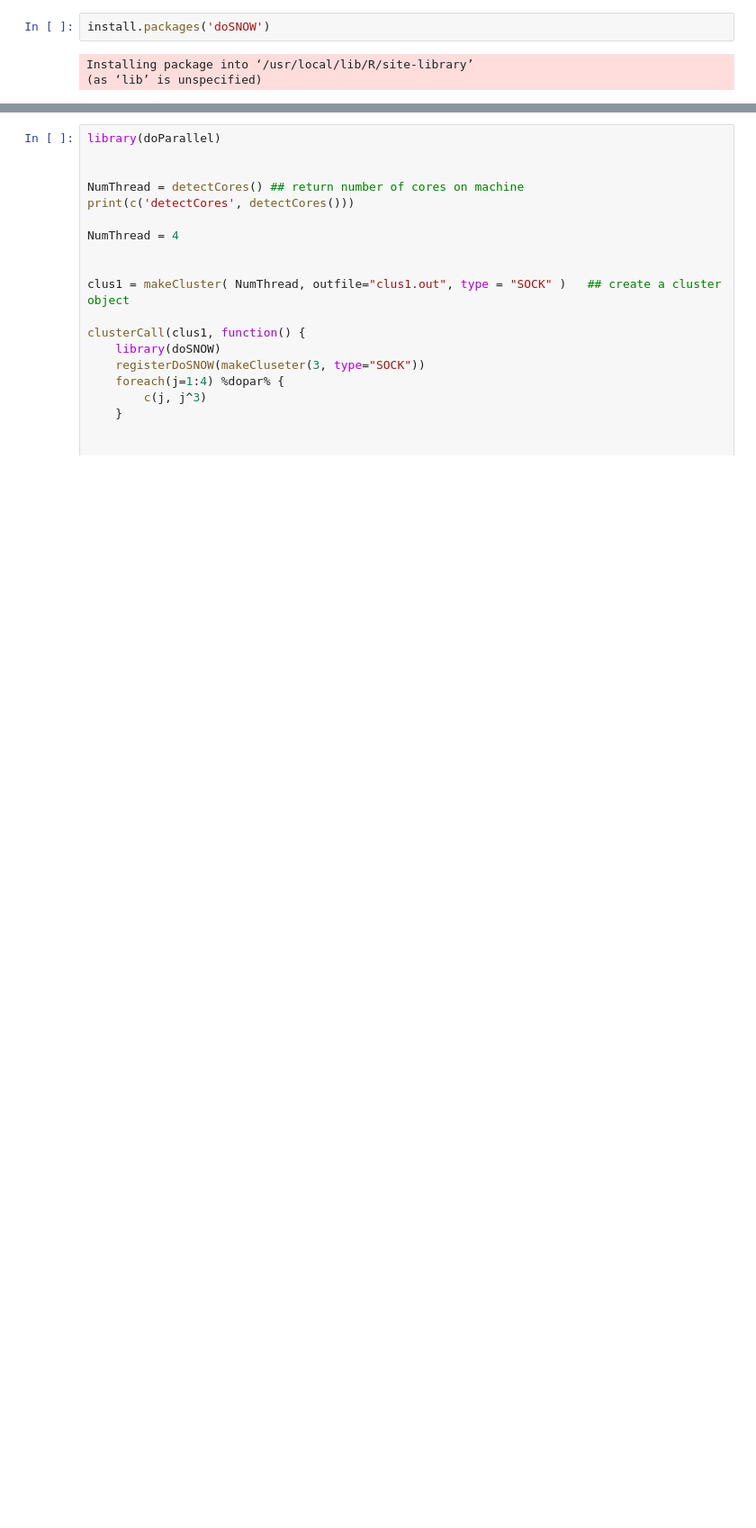
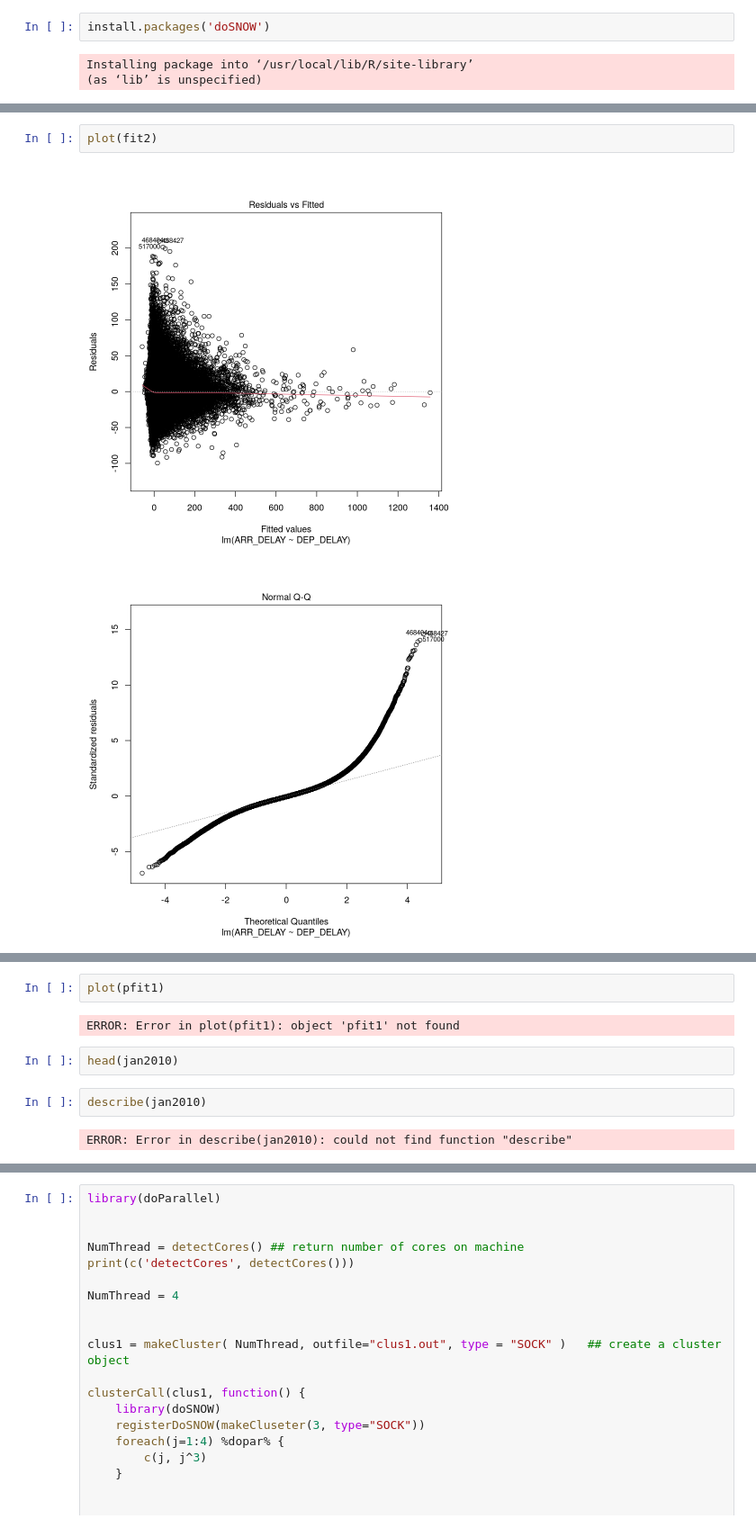
Before and after one commit to tin6150/beyond-single-core-R, a Jupyter notebook: parallel_practice.ipynb, the cells around one changed output, grey strips where cells are left out. Shown at 90% size. Drawn from its saved outputs; the diff is of its cells as text; blank space fills up the shorter version.

```diff
--- a/parallel_practice.ipynb
+++ b/parallel_practice.ipynb
@@ -19,0 +120,5 @@ library(doSNOW)
+# %%
+plot(fit2)
+# %% [output]
+[figure, added]
+[figure, added]
@@ -19,0 +127,10 @@ library(doSNOW)
+# %%
+plot(pfit1)
+# %% [output]
+ERROR: Error in plot(pfit1): object 'pfit1' not found
+# %%
+head(jan2010)
+# %%
+describe(jan2010)
+# %% [output]
+ERROR: Error in describe(jan2010): could not find function "describe"
```
Also changed, not shown: parts of 22 cells of this notebook, 2 other files.
